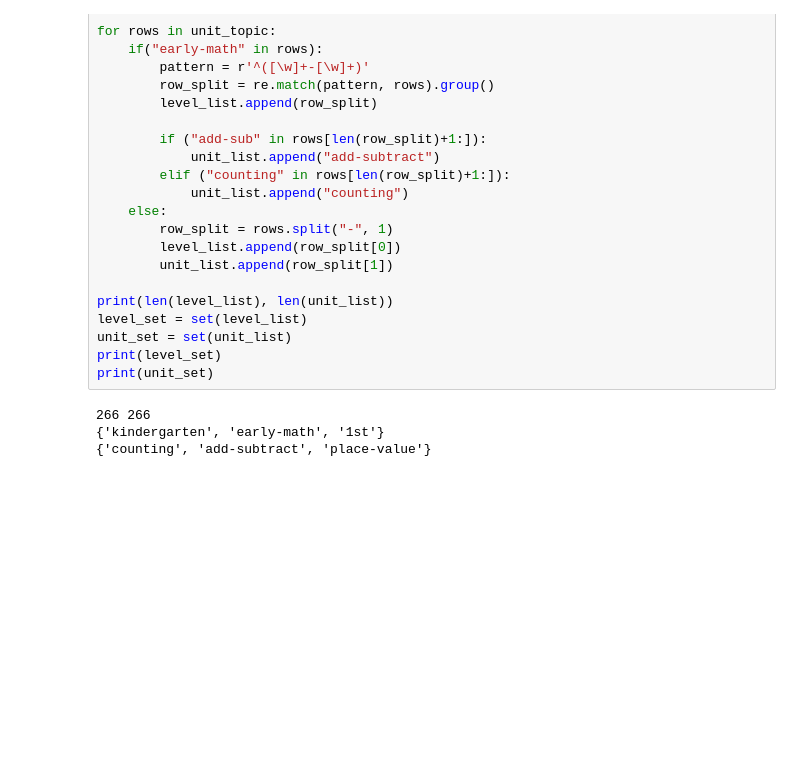
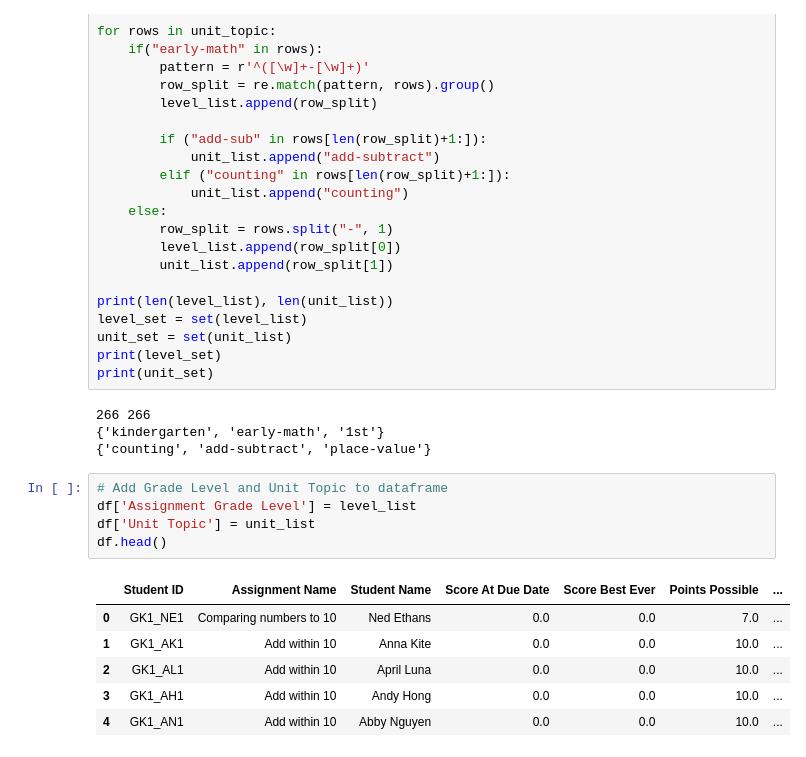
Before and after one commit to kle96/student-dashboard, a Jupyter notebook: data_cleaning/data_cleaning1.ipynb, the cells around one changed output. Saved outputs shown, nothing was run; the diff lists cells and outputs as text; blank space fills up the shorter version.

```diff
--- a/data_cleaning/data_cleaning1.ipynb
+++ b/data_cleaning/data_cleaning1.ipynb
@@ -426,3 +430,15 @@ print(unit_set)
 266 266
 {'kindergarten', 'early-math', '1st'}
 {'counting', 'add-subtract', 'place-value'}
+# %%
+# Add Grade Level and Unit Topic to dataframe
+df['Assignment Grade Level'] = level_list
+df['Unit Topic'] = unit_list
+df.head()
+# %% [output]
+|  | Student ID | Assignment Name | Student Name | Score At Due Date | Score Best Ever | Points Possible | ... |
+| 0 | GK1_NE1 | Comparing numbers to 10 | Ned Ethans | 0.0 | 0.0 | 7.0 | ... |
+| 1 | GK1_AK1 | Add within 10 | Anna Kite | 0.0 | 0.0 | 10.0 | ... |
+| 2 | GK1_AL1 | Add within 10 | April Luna | 0.0 | 0.0 | 10.0 | ... |
+| 3 | GK1_AH1 | Add within 10 | Andy Hong | 0.0 | 0.0 | 10.0 | ... |
+| 4 | GK1_AN1 | Add within 10 | Abby Nguyen | 0.0 | 0.0 | 10.0 | ... |
```
Also changed, not shown: parts of 5 cells of this notebook.
